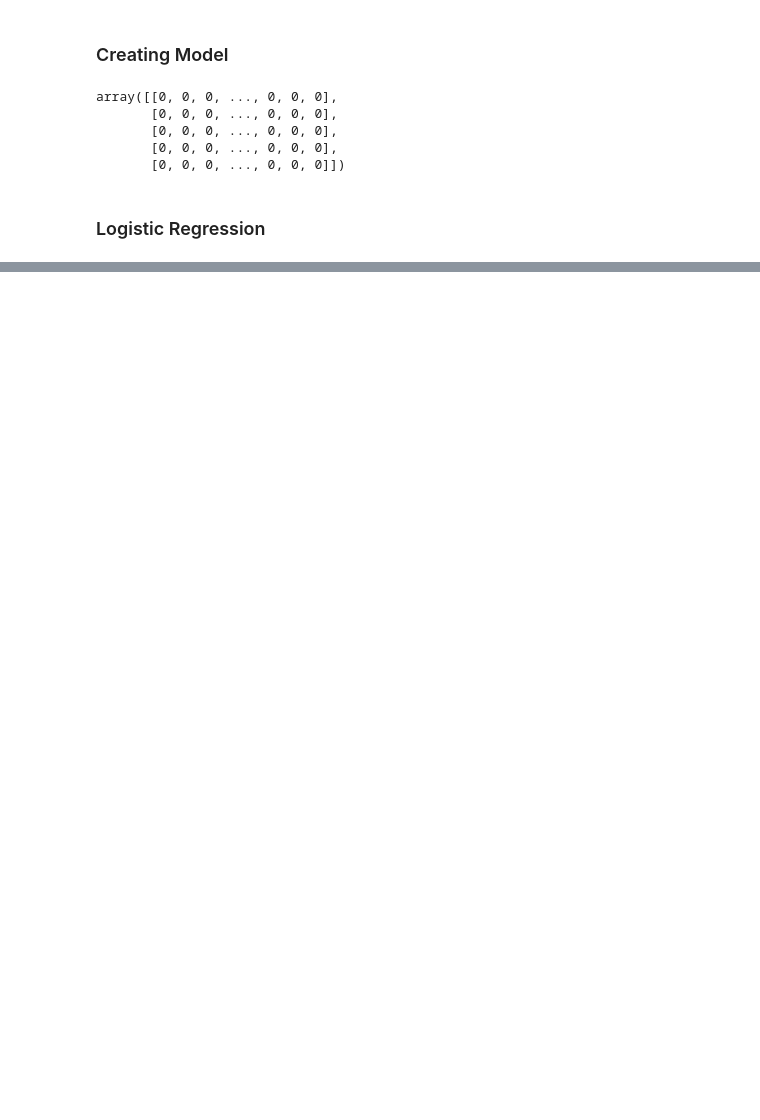
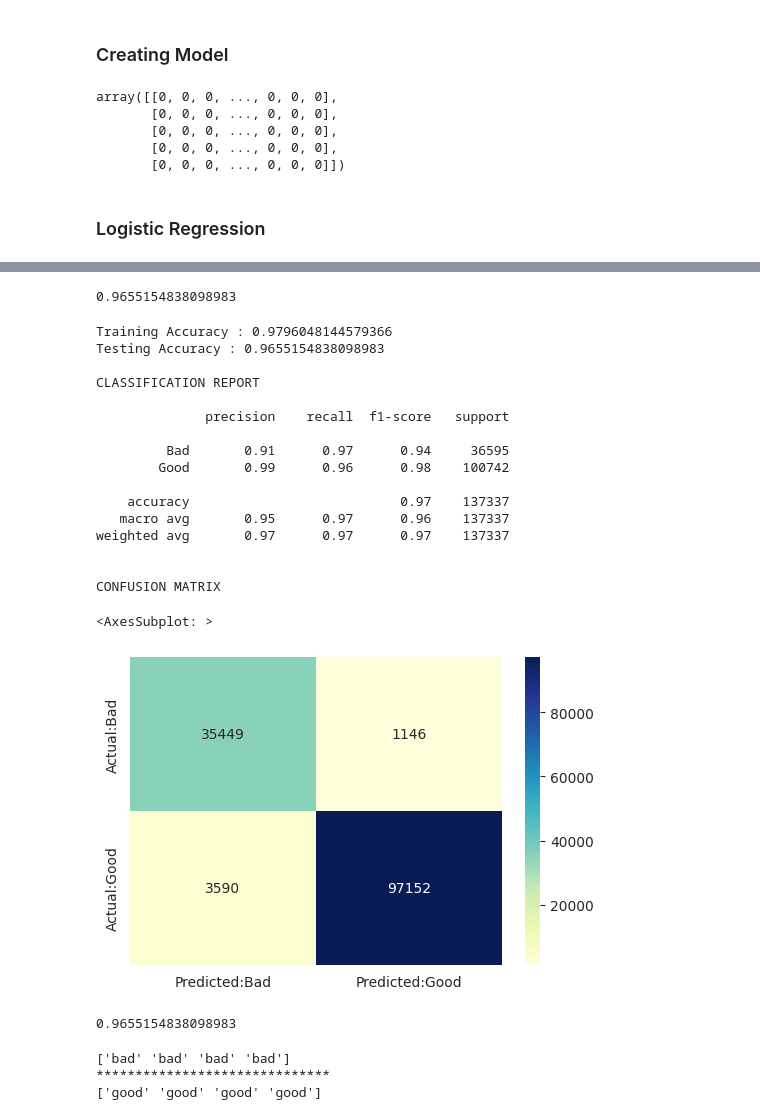
Before and after one commit to giacomovitangeli/phishing-detection, a Jupyter notebook: url_classifier.ipynb, the cells around one changed output, grey strips where cells are left out. Saved outputs shown, nothing was run; the diff lists cells and outputs as text; code cells hidden in the pictures; blank space fills up the shorter version.

```diff
--- a/url_classifier.ipynb
+++ b/url_classifier.ipynb
@@ -216,0 +316,6 @@ CONFUSION MATRIX
+# %%
+pipeline_ls = make_pipeline(CountVectorizer(tokenizer = RegexpTokenizer(r'[A-Za-z]+').tokenize,stop_words='english'), LogisticRegression())
+# %%
+trainX, testX, trainY, testY = train_test_split(urls_df.URL, urls_df.Label)
+# %%
+pipeline_ls.fit(trainX,trainY)
@@ -216,0 +334,60 @@ CONFUSION MATRIX
+# %%
+pipeline_ls.score(testX,testY)
+# %% [output]
+0.9655154838098983
+# %%
+print('Training Accuracy :',pipeline_ls.score(trainX,trainY))
+print('Testing Accuracy :',pipeline_ls.score(testX,testY))
+con_mat = pd.DataFrame(confusion_matrix(pipeline_ls.predict(testX), testY),
+            columns = ['Predicted:Bad', 'Predicted:Good'],
+            index = ['Actual:Bad', 'Actual:Good'])
+
+
+print('\nCLASSIFICATION REPORT\n')
+print(classification_report(pipeline_ls.predict(testX), testY,
+                            target_names =['Bad','Good']))
+
+print('\nCONFUSION MATRIX')
+plt.figure(figsize= (6,4))
+sns.heatmap(con_mat, annot = True,fmt='d',cmap="YlGnBu")
+# %% [output]
+Training Accuracy : 0.9796048144579366
+Testing Accuracy : 0.9655154838098983
+
+CLASSIFICATION REPORT
+
+              precision    recall  f1-score   support
+
+         Bad       0.91      0.97      0.94     36595
+        Good       0.99      0.96      0.98    100742
+
+    accuracy                           0.97    137337
+   macro avg       0.95      0.97      0.96    137337
+weighted avg       0.97      0.97      0.97    137337
+
+
+CONFUSION MATRIX
+<AxesSubplot: >
+[figure, added]
+# %%
+pickle.dump(pipeline_ls,open('phishing.pkl','wb'))
+loaded_model = pickle.load(open('phishing.pkl', 'rb'))
+result = loaded_model.score(testX,testY)
+print(result)
+# %% [output]
+0.9655154838098983
+# %%
+predict_bad = ['yeniik.com.tr/wp-admin/js/login.alibaba.com/login.jsp.php','fazan-pacir.rs/temp/libraries/ipad','tubemoviez.exe','svision-online.de/mgfi/administrator/components/com_babackup/classes/fx29id1.txt']
+predict_good = ['youtube.com/','youtube.com/watch?v=qI0TQJI3vdU','retailhellunderground.com/','restorevisioncenters.com/html/technology.html']
+loaded_model = pickle.load(open('phishing.pkl', 'rb'))
+#predict_bad = vectorizers.transform(predict_bad)
+# predict_good = vectorizer.transform(predict_good)
+result = loaded_model.predict(predict_bad)
+result2 = loaded_model.predict(predict_good)
+print(result)
+print("*"*30)
+print(result2)
+# %% [output]
+['bad' 'bad' 'bad' 'bad']
+******************************
+['good' 'good' 'good' 'good']
```
Also changed, not shown: parts of 21 cells of this notebook, 1 other file.
